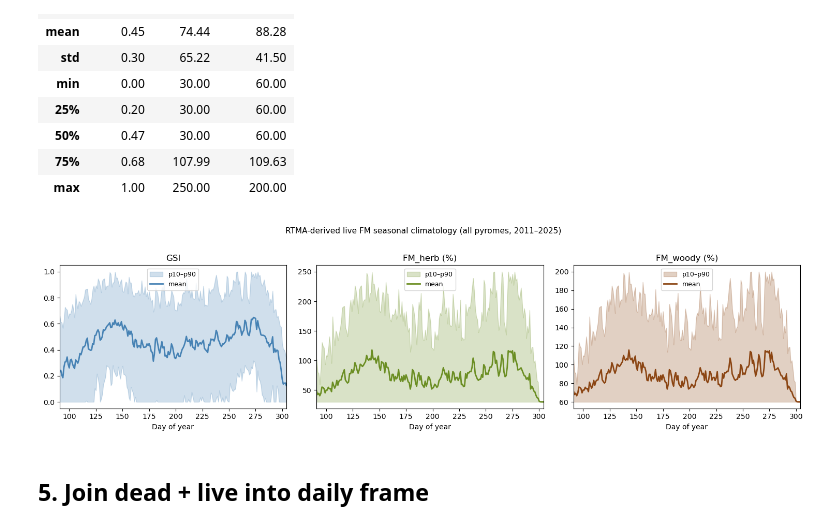
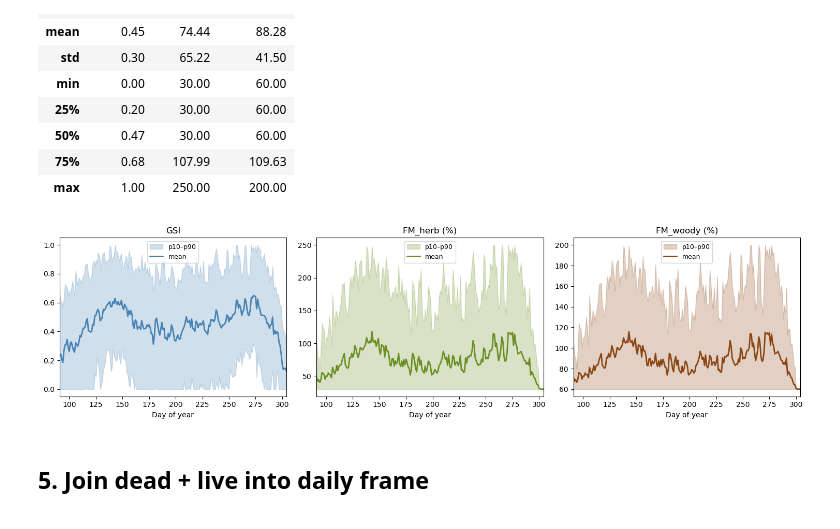
Before and after one commit to maxwellCcook/fb_tools, a Jupyter notebook: code/notebooks/00b_RTMA-FM.ipynb, the cells around one changed output. Saved outputs shown, nothing was run; the diff lists cells and outputs as text; code cells hidden in the pictures.

Commit message:
Updates to HRRR wind cell plots, EMC calcs, testing modules, and BP/spread for FSPro; added ppt slides

```diff
--- a/code/notebooks/00b_RTMA-FM.ipynb
+++ b/code/notebooks/00b_RTMA-FM.ipynb
@@ -222,36 +222,36 @@ Live FM summary:
 live_clim = (
     rtma_live.assign(doy=pd.to_datetime(rtma_live["date"]).dt.dayofyear)
              .groupby("doy")[["gsi", "FM_herb", "FM_woody"]]
              .agg(["mean", lambda x: x.quantile(0.10), lambda x: x.quantile(0.90)])
 )
 live_clim.columns = ["_".join(c).replace("<lambda_0>", "p10").replace("<lambda_1>", "p90")
                      for c in live_clim.columns]
 
 fig, axes = plt.subplots(1, 3, figsize=(15, 4), sharey=False)
 for ax, var, title, color in zip(
     axes,
     ["gsi", "FM_herb", "FM_woody"],
     ["GSI", "FM_herb (%)", "FM_woody (%)"],
     ["steelblue", "olivedrab", "saddlebrown"],
 ):
     ax.fill_between(
         live_clim.index,
         live_clim[f"{var}_p10"],
         live_clim[f"{var}_p90"],
         alpha=0.25, color=color, label="p10–p90",
     )
     ax.plot(live_clim.index, live_clim[f"{var}_mean"], color=color, lw=2, label="mean")
     ax.set_xlabel("Day of year")
     ax.set_title(title)
     ax.legend(fontsize=9)
     ax.set_xlim(91, 304)
 
-fig.suptitle("RTMA-derived live FM seasonal climatology (all pyromes, 2011–2025)",
-             fontsize=11, y=1.02)
 plt.tight_layout()
+os.makedirs(projdir / "figures", exist_ok=True)
+plt.savefig(projdir / 'figures/RTMA_LiveFM_GSI_Time-series.png', dpi=300, bbox_inches='tight')
 plt.show()
 # %% [output]
-[figure, old version]
+[figure, new version]
 # %% [markdown]
 ## 5. Join dead + live into daily frame
 # %%
```
Also changed, not shown: parts of 2 cells of this notebook, 20 other files.
